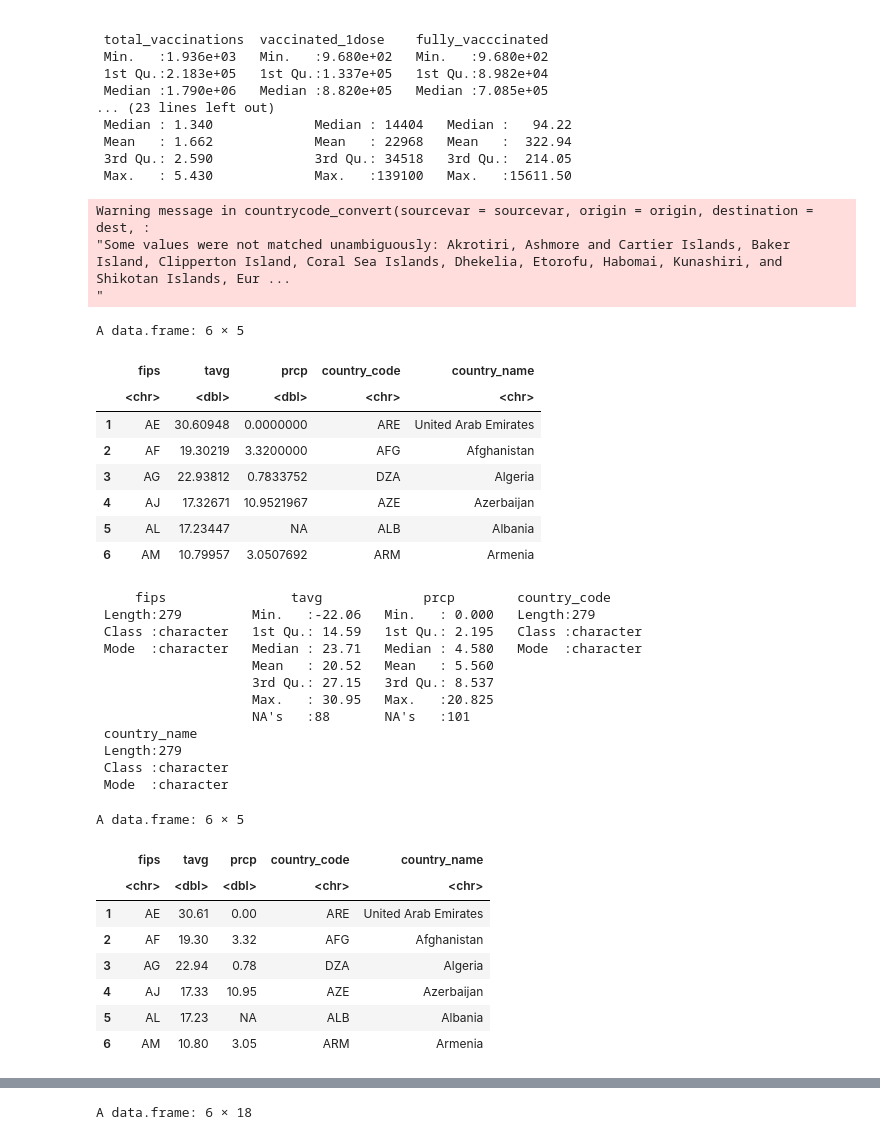
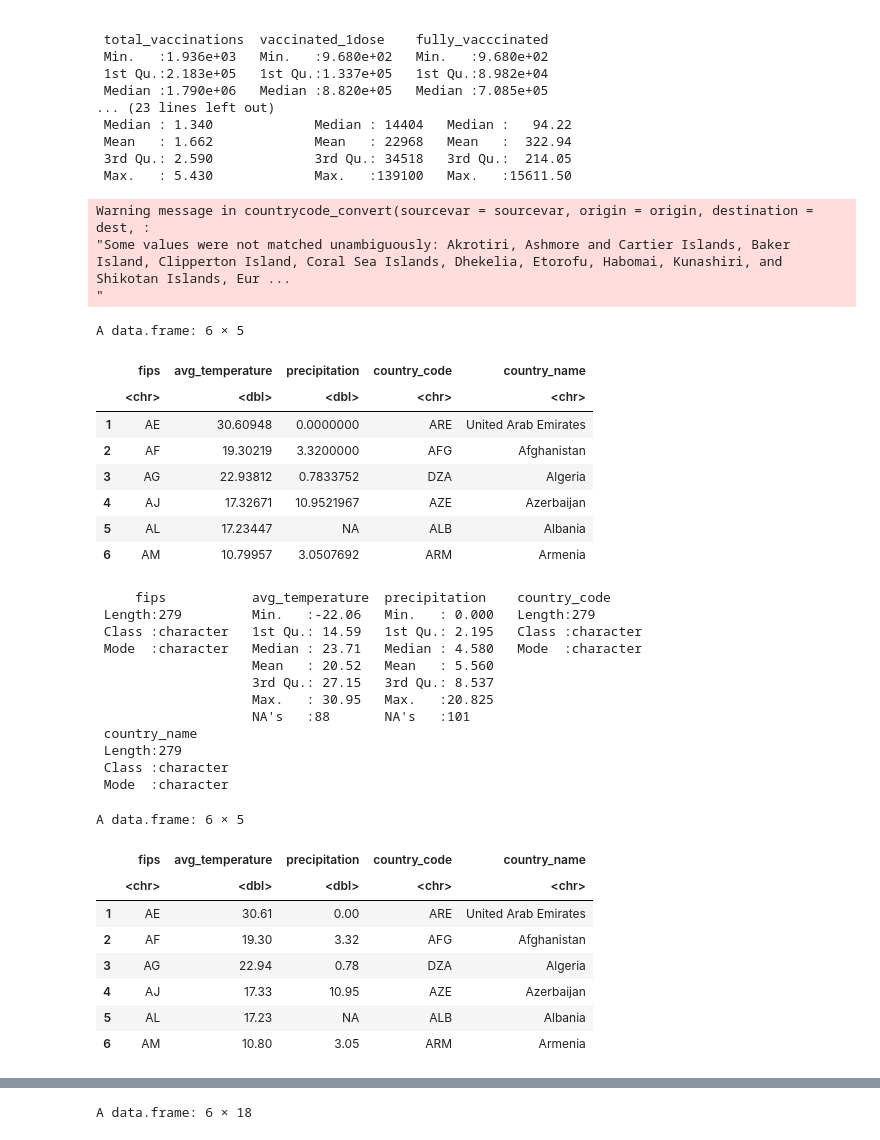
Before and after one commit to DATA422-Group-Project/Data, a Jupyter notebook: FINAL_DATAFRAME.ipynb, the cells around one changed output, grey strips where cells are left out. Saved outputs shown, nothing was run; the diff lists cells and outputs as text; code cells hidden in the pictures.

```diff
--- a/FINAL_DATAFRAME.ipynb
+++ b/FINAL_DATAFRAME.ipynb
@@ -125,20 +125,21 @@ A data.frame: 1 × 1
 # %%
 #Change the column name in climate_data from Name to country_name
 colnames(climate_data)[colnames(climate_data) == "iso3166"] <- "country_code"
 colnames(climate_data)[colnames(climate_data) == "Name"] <- "country_name"
-
+colnames(climate_data)[colnames(climate_data) == "tavg"] <- "avg_temperature"
+colnames(climate_data)[colnames(climate_data) == "prcp"] <- "precipitation"
 climate_data$country_code = countrycode(climate_data$country_name, "country.name", "iso3c")
 
 head(climate_data)
 summary(climate_data)
 climate_data1 <- climate_data %>% mutate_if(is.numeric, round, digits = 2)
 head(climate_data1)
 # %% [output]
 Warning message in countrycode_convert(sourcevar = sourcevar, origin = origin, destination = dest, :
 "Some values were not matched unambiguously: Akrotiri, Ashmore and Cartier Islands, Baker Island, Clipperton Island, Coral Sea Islands, Dhekelia, Etorofu, Habomai, Kunashiri, and Shikotan Islands, Eur ...
 "
 A data.frame: 6 × 5
-|  | fips | tavg | prcp | country_code | country_name |
+|  | fips | avg_temperature | precipitation | country_code | country_name |
 |  | <chr> | <dbl> | <dbl> | <chr> | <chr> |
 | 1 | AE | 30.60948 | 0.0000000 | ARE | United Arab Emirates |
 | 2 | AF | 19.30219 | 3.3200000 | AFG | Afghanistan |
@@ -146,7 +147,7 @@ A data.frame: 6 × 5
 | 4 | AJ | 17.32671 | 10.9521967 | AZE | Azerbaijan |
 | 5 | AL | 17.23447 | NA | ALB | Albania |
 | 6 | AM | 10.79957 | 3.0507692 | ARM | Armenia |
-     fips                tavg             prcp        country_code
+     fips           avg_temperature  precipitation    country_code
  Length:279         Min.   :-22.06   Min.   : 0.000   Length:279
  Class :character   1st Qu.: 14.59   1st Qu.: 2.195   Class :character
  Mode  :character   Median : 23.71   Median : 4.580   Mode  :character
@@ -159,7 +160,7 @@ A data.frame: 6 × 5
  Class :character
  Mode  :character
 A data.frame: 6 × 5
-|  | fips | tavg | prcp | country_code | country_name |
+|  | fips | avg_temperature | precipitation | country_code | country_name |
 |  | <chr> | <dbl> | <dbl> | <chr> | <chr> |
 | 1 | AE | 30.61 | 0.00 | ARE | United Arab Emirates |
 | 2 | AF | 19.30 | 3.32 | AFG | Afghanistan |
```
Also changed, not shown: parts of 4 cells of this notebook.
